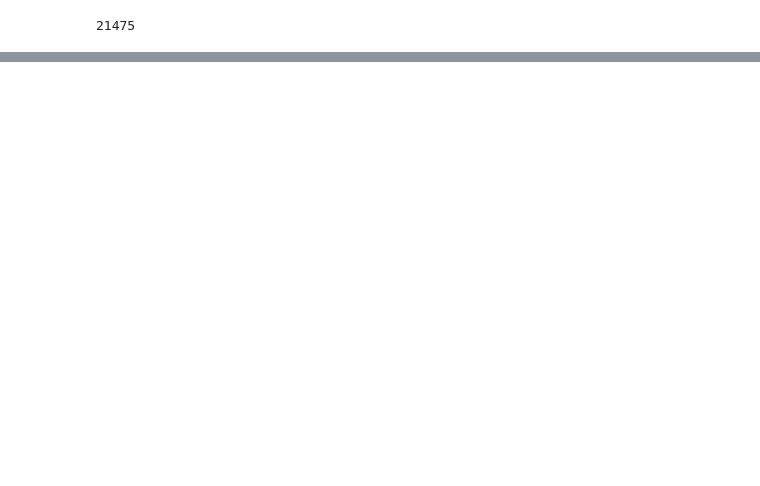
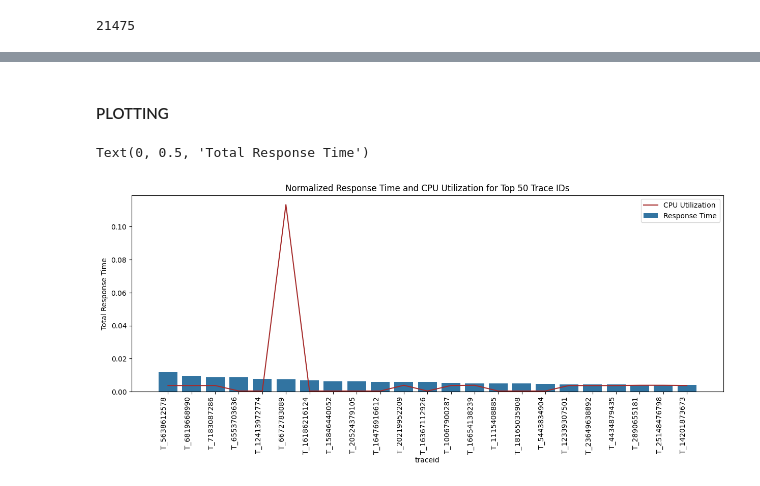
Before and after one commit to Prasanna2002/Alibaba_trace, a Jupyter notebook: ssp.ipynb, the cells around one changed output, grey strips where cells are left out. Drawn from its saved outputs; the diff is of its cells as text; code cells hidden in the pictures; blank space fills up the shorter version.

Commit message:
'Analyzed_the_Criteria_impacting_Response_Time ssp.ipynb

```diff
--- a/ssp.ipynb
+++ b/ssp.ipynb
@@ -706,0 +885,4 @@ array([115352,  86450, 155753, ..., 144989,  14773, 104778],
+# %%
+sorted_calls['normalized_rt'] = (sorted_calls['rt'])/(sorted_calls['rt'].sum())
+# %%
+df_joined_cpu['norm_cpu_util'] = (df_joined_cpu['cpu_utilization'])/(df_joined_cpu['cpu_utilization'].sum())
@@ -706,0 +891,2 @@ array([115352,  86450, 155753, ..., 144989,  14773, 104778],
+# %%
+top_cpu_utils = df_joined_cpu[df_joined_cpu['traceid'].isin(sorted_calls.head(50)['traceid'])]
@@ -706,0 +895,17 @@ array([115352,  86450, 155753, ..., 144989,  14773, 104778],
+# %% [markdown]
+#### PLOTTING
+# %%
+sorted_calls_top = sorted_calls[sorted_calls['traceid'].isin(top_cpu_utils['traceid'])]
+# %%
+plt.figure(figsize=(15, 5))
+
+sns.barplot(data=sorted_calls_top, x="traceid", y="normalized_rt",label = 'Response Time')
+sns.lineplot(data=top_cpu_utils, x="traceid", y="norm_cpu_util",label = 'CPU Utilization',color = 'brown')
+
+plt.xticks(rotation=90, ha='right')
+plt.title("Normalized Response Time and CPU Utilization for Top 50 Trace IDs")
+plt.xlabel('traceid')
+plt.ylabel('Total Response Time')
+# %% [output]
+Text(0, 0.5, 'Total Response Time')
+[figure, added]
```
Also changed, not shown: parts of 174 cells of this notebook, 2 other files.
